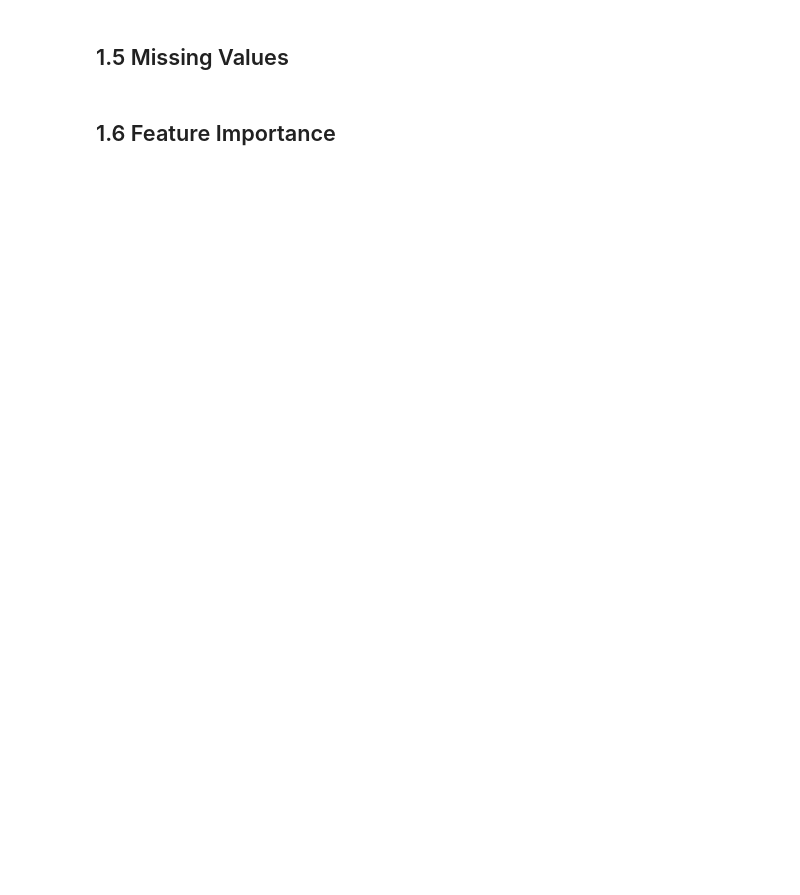
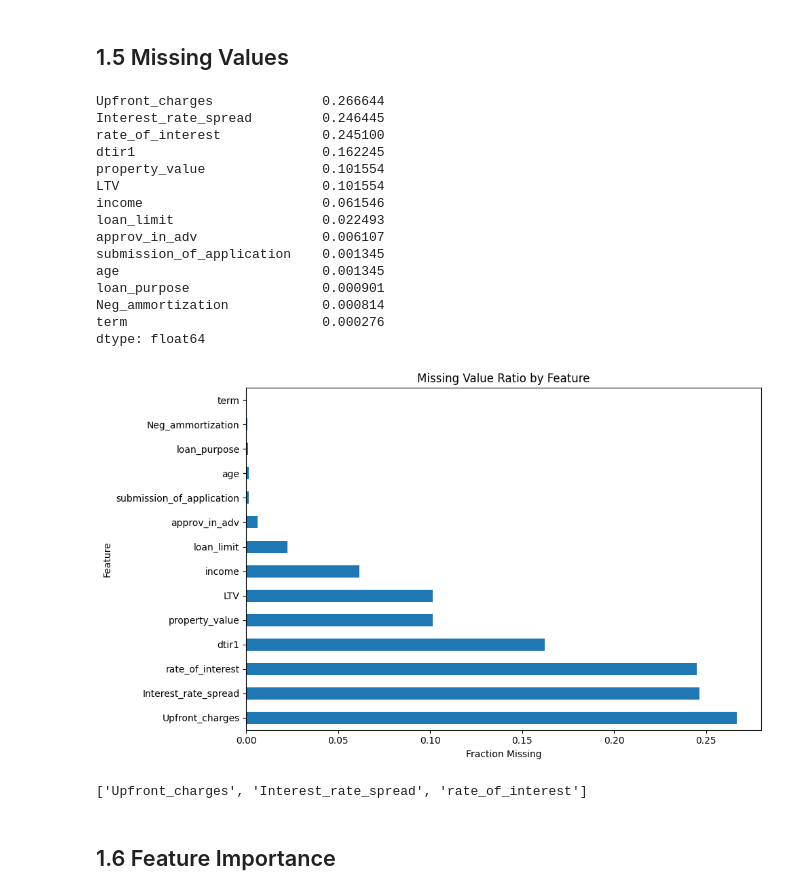
Before and after one commit to qiulanzeng/Loan-Default-Prediction, a Jupyter notebook: loan_default_prediction.ipynb, the cells around one changed output. Drawn from its saved outputs; the diff is of its cells as text; code cells hidden in the pictures; blank space fills up the shorter version.

```diff
--- a/loan_default_prediction.ipynb
+++ b/loan_default_prediction.ipynb
@@ -166,0 +174,14 @@ plot_all_features_grid(df)  # Set to True to save plots
+# %%
+# Identify features and target
+target = 'Status'
+features = df.columns.drop(target)
+
+# Features only
+X = df.drop(columns=[target])
+
+# Target only
+y = df[target]
+
+# Optional: check shapes
+print("Features shape:", X.shape)
+print("Target shape:", y.shape)
@@ -169,21 +269,48 @@ plot_all_features_grid(df)  # Set to True to save plots
 # %% [markdown]
 ## 1.5 Missing Values
 # %%
-# Calculate the proportion of missing values
-missing_ratio = df.isnull().mean().sort_values(ascending=False)
+def calculate_missing_ratio(df):
+    # Calculate the proportion of missing values
+    missing_ratio = df.isnull().mean().sort_values(ascending=False)
 
-# Display only columns with missing values
-missing_ratio = missing_ratio[missing_ratio > 0]
-print(missing_ratio)
+    # Display only columns with missing values
+    missing_ratio = missing_ratio[missing_ratio > 0]
+    print(missing_ratio)
 
-# Plot missing value ratio
-plt.figure(figsize=(10, 6))
-missing_ratio.plot(kind='barh')
-plt.title("Missing Value Ratio by Feature")
-plt.xlabel("Fraction Missing")
-plt.ylabel("Feature")
-plt.tight_layout()
-plt.show()
+    # Plot missing value ratio
+    plt.figure(figsize=(10, 6))
+    missing_ratio.plot(kind='barh')
+    plt.title("Missing Value Ratio by Feature")
+    plt.xlabel("Fraction Missing")
+    plt.ylabel("Feature")
+    plt.tight_layout()
+    plt.show()
+
+    return missing_ratio
+missing_ratio = calculate_missing_ratio(X)
+threshold = 0.2
+
+# Get columns with high missing ratio
+high_missing_ratio_features = missing_ratio[missing_ratio > threshold].index.tolist()
+print(high_missing_ratio_features)
+# %% [output]
+Upfront_charges              0.266644
+Interest_rate_spread         0.246445
+rate_of_interest             0.245100
+dtir1                        0.162245
+property_value               0.101554
+LTV                          0.101554
+income                       0.061546
+loan_limit                   0.022493
+approv_in_adv                0.006107
+submission_of_application    0.001345
+age                          0.001345
+loan_purpose                 0.000901
+Neg_ammortization            0.000814
+term                         0.000276
+dtype: float64
+[figure, added]
+['Upfront_charges', 'Interest_rate_spread', 'rate_of_interest']
 # %% [markdown]
 ## 1.6 Feature Importance
 # %%
```
Also changed, not shown: parts of 15 cells of this notebook, 2 other files.
